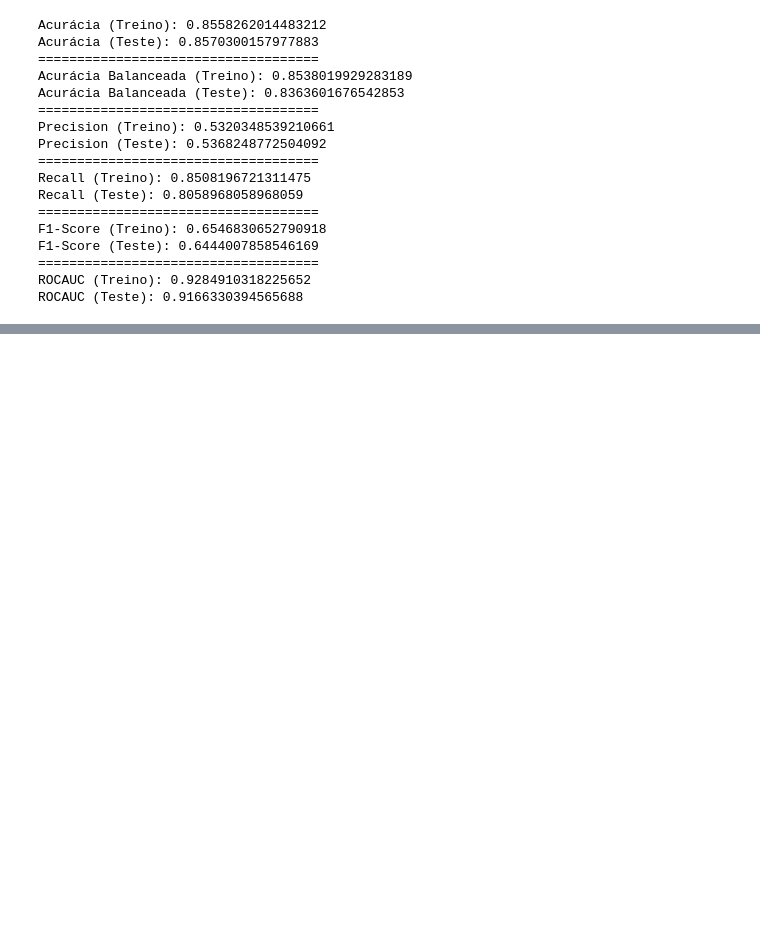
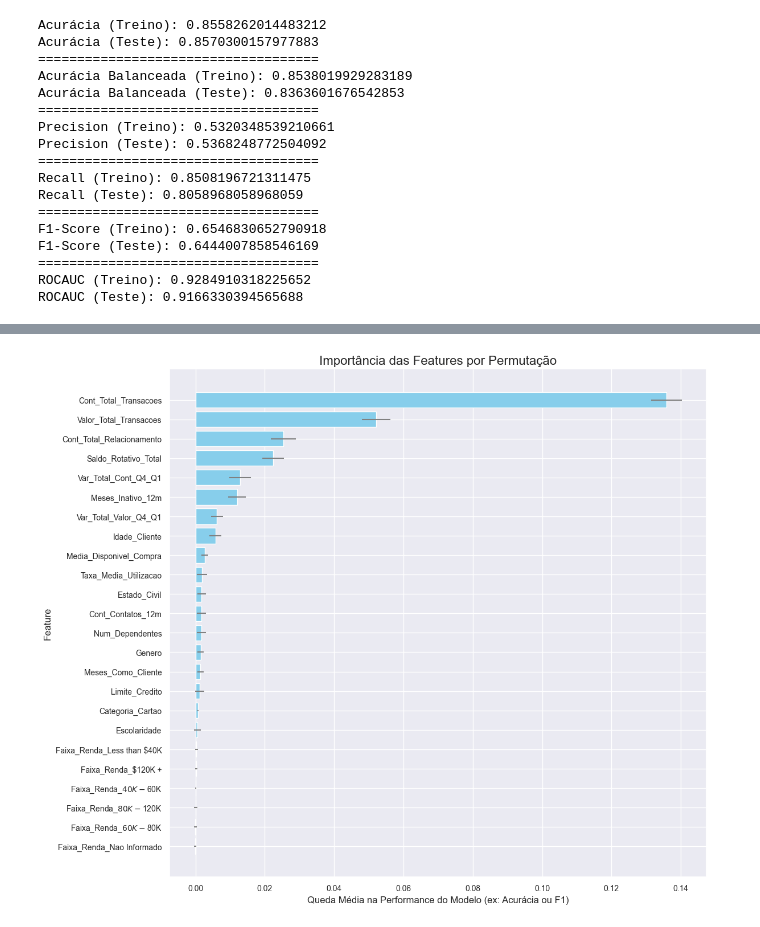
Before and after one commit to leoncio90/CLASSIFICACAO_RISCO_DE_CHURN, a Jupyter notebook: Tratamento_De_Dados.ipynb, the cells around one changed output, grey strips where cells are left out. Cells and saved outputs as stored; diff of their text form; code cells hidden in the pictures; blank space fills up the shorter version.

```diff
--- a/Tratamento_De_Dados.ipynb
+++ b/Tratamento_De_Dados.ipynb
@@ -889,0 +1021,71 @@ ROCAUC (Teste): 0.9166330394565688
+# %%
+# Escolha o modelo final para a análise de permutação
+# Substitua 'modelo_rf' se o seu modelo final for outro
+modelo_para_permutacao = rf_model_base
+
+# Verificar se as variáveis necessárias existem
+try:
+    # Calcular a importância por permutação
+    # Usamos X_teste_scaler e y_teste para avaliar em dados não vistos
+    # n_repeats define quantas vezes cada feature é permutada (para robustez)
+    resultado_permutacao = permutation_importance(
+        modelo_para_permutacao,
+        X_test_scaled_array,
+        y_test,
+        n_repeats=15,
+        random_state=42,
+        n_jobs=-1
+    )
+
+    # Obter os nomes das colunas
+    nomes_features = X_train_cols
+
+    # Obter a média e o desvio padrão das importâncias
+    importancias_perm_media = resultado_permutacao.importances_mean
+    importancias_perm_std = resultado_permutacao.importances_std
+
+    # Criar um DataFrame com os resultados
+    importancia_perm_df = pd.DataFrame({
+        'Feature': nomes_features,
+        'Importancia_Media': importancias_perm_media,
+        'Desvio_Padrao': importancias_perm_std
+    })
+
+    # Ordenar o DataFrame pela importância média
+    importancia_perm_df = importancia_perm_df.sort_values(by='Importancia_Media', ascending=False)
+
+    # Configurar o tamanho do gráfico
+    plt.figure(figsize=(12, 10))
+
+    # Criar o gráfico de barras horizontais com barras de erro
+    plt.barh(
+        importancia_perm_df['Feature'],
+        importancia_perm_df['Importancia_Media'],
+        xerr=importancia_perm_df['Desvio_Padrao'], # Adiciona barras de erro
+        align='center',
+        color='skyblue',
+        ecolor='gray'
+    )
+
+    # Inverter o eixo Y para que a feature mais importante fique no topo
+    plt.gca().invert_yaxis()
+
+    # Adicionar título e rótulos
+    plt.title('Importância das Features por Permutação', fontsize=16)
+    plt.xlabel('Queda Média na Performance do Modelo (ex: Acurácia ou F1)', fontsize=12)
+    plt.ylabel('Feature', fontsize=12)
+    plt.xticks(fontsize=10)
+    plt.yticks(fontsize=10)
+
+    # Exibir o gráfico
+    plt.tight_layout()
+    plt.show()
+
+    # Exibir o DataFrame com as importâncias
+    print("\nImportância das Features (Permutação):\n")
+    print(importancia_perm_df.to_string())
+
+except NameError:
+    print("Certifique-se de que 'rf_model_base', 'X_train', 'X_test_scaled_array' e 'y_test' existem.")
+# %% [output]
+[figure, added]
```
Also changed, not shown: parts of 12 cells of this notebook, 4 other files.
